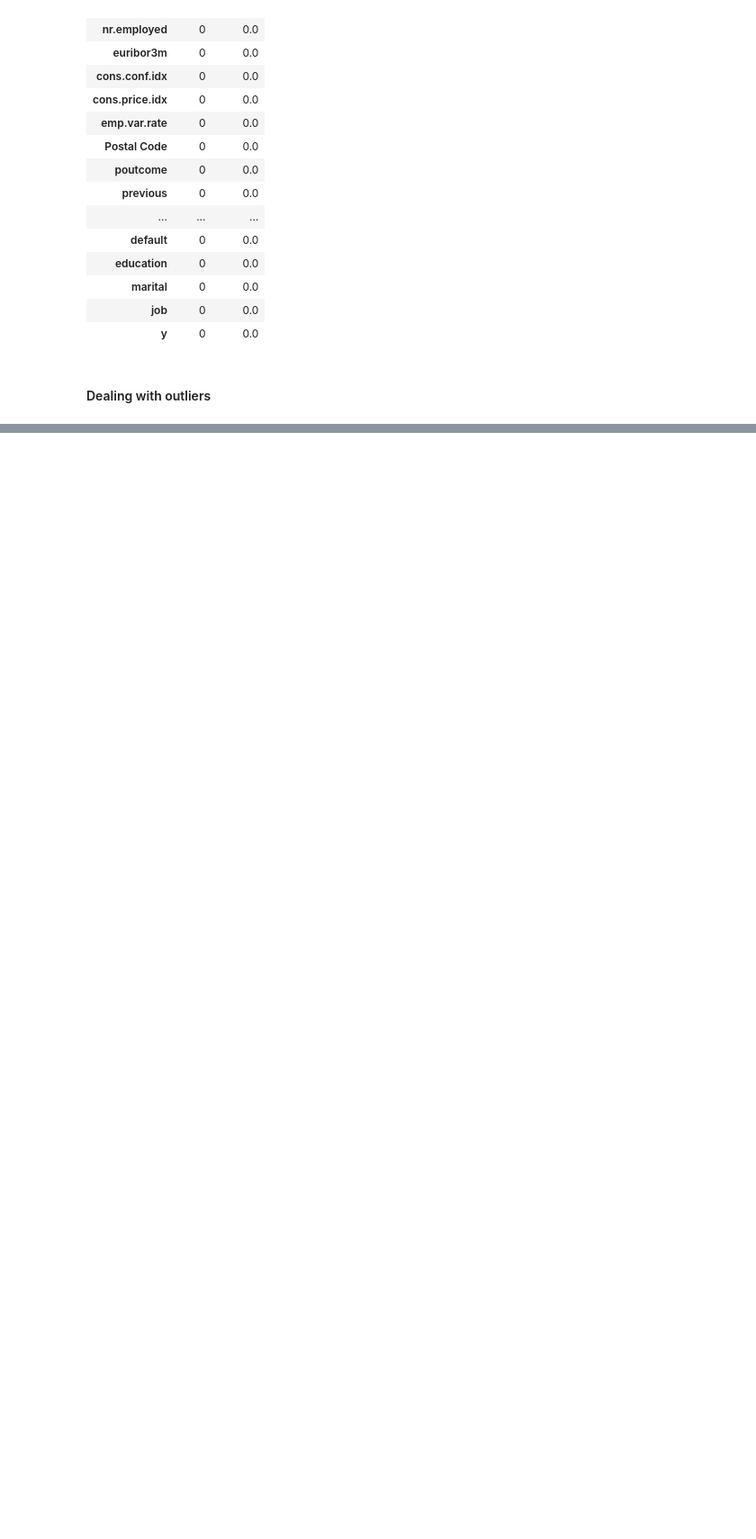
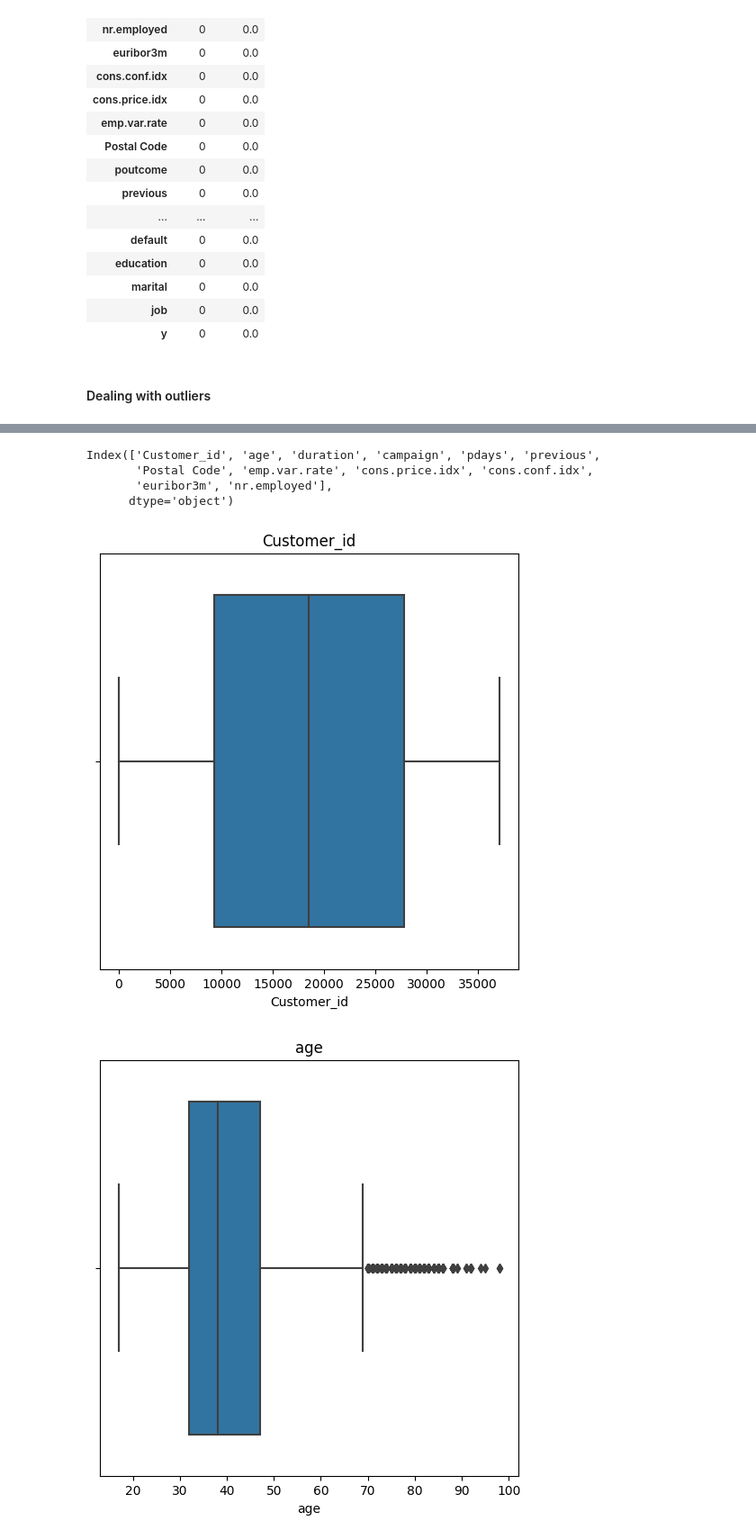
Before and after one commit to Mayank5112/Capstone-Project-5, a Jupyter notebook: capestone-5.ipynb, the cells around one changed output, grey strips where cells are left out. Shown at 90% size. Saved outputs shown, nothing was run; the diff lists cells and outputs as text; code cells hidden in the pictures; blank space fills up the shorter version.

```diff
--- a/capestone-5.ipynb
+++ b/capestone-5.ipynb
@@ -355,0 +386,19 @@ missing(merged_customer_df)
+# %%
+numeric_columns = merged_customer_df.select_dtypes(include=['int64', 'float64']).columns
+numeric_columns
+# %% [output]
+Index(['Customer_id', 'age', 'duration', 'campaign', 'pdays', 'previous',
+       'Postal Code', 'emp.var.rate', 'cons.price.idx', 'cons.conf.idx',
+       'euribor3m', 'nr.employed'],
+      dtype='object')
+# %%
+# visualizing outliers for the columns
+for column in numeric_columns:
+    plt.figure(figsize=(6, 6))
+    sns.boxplot(x=merged_customer_df[column])
+    plt.title(f'{column}')
+    plt.xlabel(column)
+    plt.show()
+# %% [output]
+[figure, added]
+[figure, added]
```
Also changed, not shown: parts of 11 cells of this notebook.
